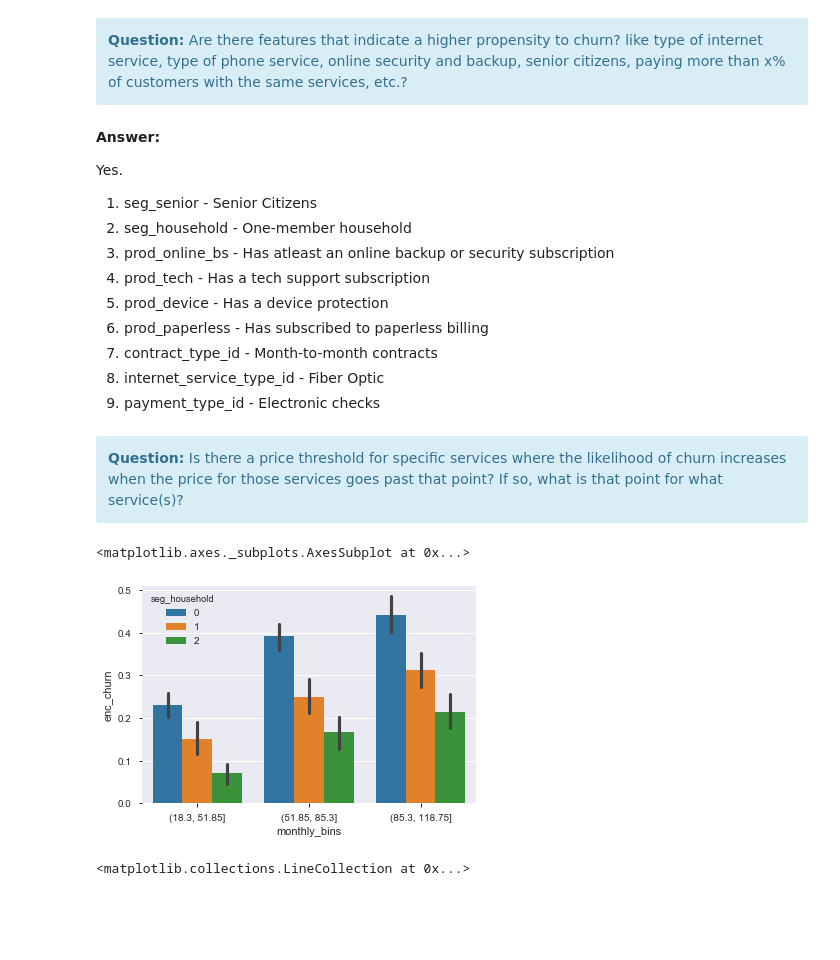
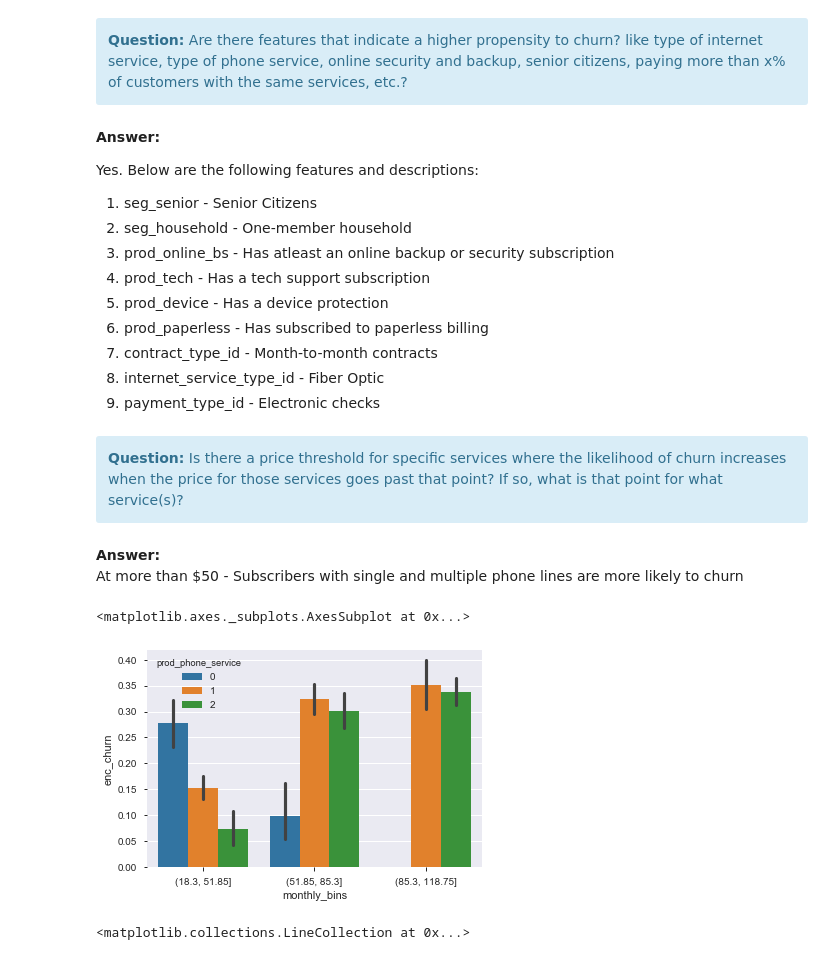
Before and after one commit to crisgiovanoni/telcochurn_project, a Jupyter notebook: Why Are Our Customers Churning.ipynb, the cells around one changed output. Cells and saved outputs as stored; diff of their text form; code cells hidden in the pictures; blank space fills up the shorter version.

```diff
--- a/Why Are Our Customers Churning.ipynb
+++ b/Why Are Our Customers Churning.ipynb
@@ -468,7 +483,7 @@ explore.plot_box(features,target,train)
 # %% [markdown]
 **Answer:**
 
-Yes.
+Yes. Below are the following features and descriptions:
 1. seg_senior - Senior Citizens
 2. seg_household - One-member household
 3. prod_online_bs - Has atleast an online backup or security subscription
@@ -482,14 +497,17 @@ Yes.
 <div class="alert alert-block alert-info">
 <b>Question:</b> Is there a price threshold for specific services where the likelihood of churn increases when the price for those services goes past that point? If so, what is that point for what service(s)?
 </div>
+# %% [markdown]
+**Answer:**
+At more than \$50 - Subscribers with single and multiple phone lines are more likely to churn
 # %%
 train["monthly_bins"] = pd.cut(train.monthly_charges,3)
 train_red["monthly_bins"] = train.monthly_bins
 # %%
-sns.barplot(x="monthly_bins", y="enc_churn", data=train_red, hue="seg_household")
+sns.barplot(x="monthly_bins", y="enc_churn", data=train_red, hue="prod_phone_service")
 # %% [output]
 <matplotlib.axes._subplots.AxesSubplot at 0x...>
-[figure, old version]
+[figure, new version]
 # %%
 sns.barplot(x="prod_phone_service", y="monthly_charges",data=train_red,hue="churn")
 plt.legend()
```
Also changed, not shown: parts of 64 cells of this notebook, 5 other files.
